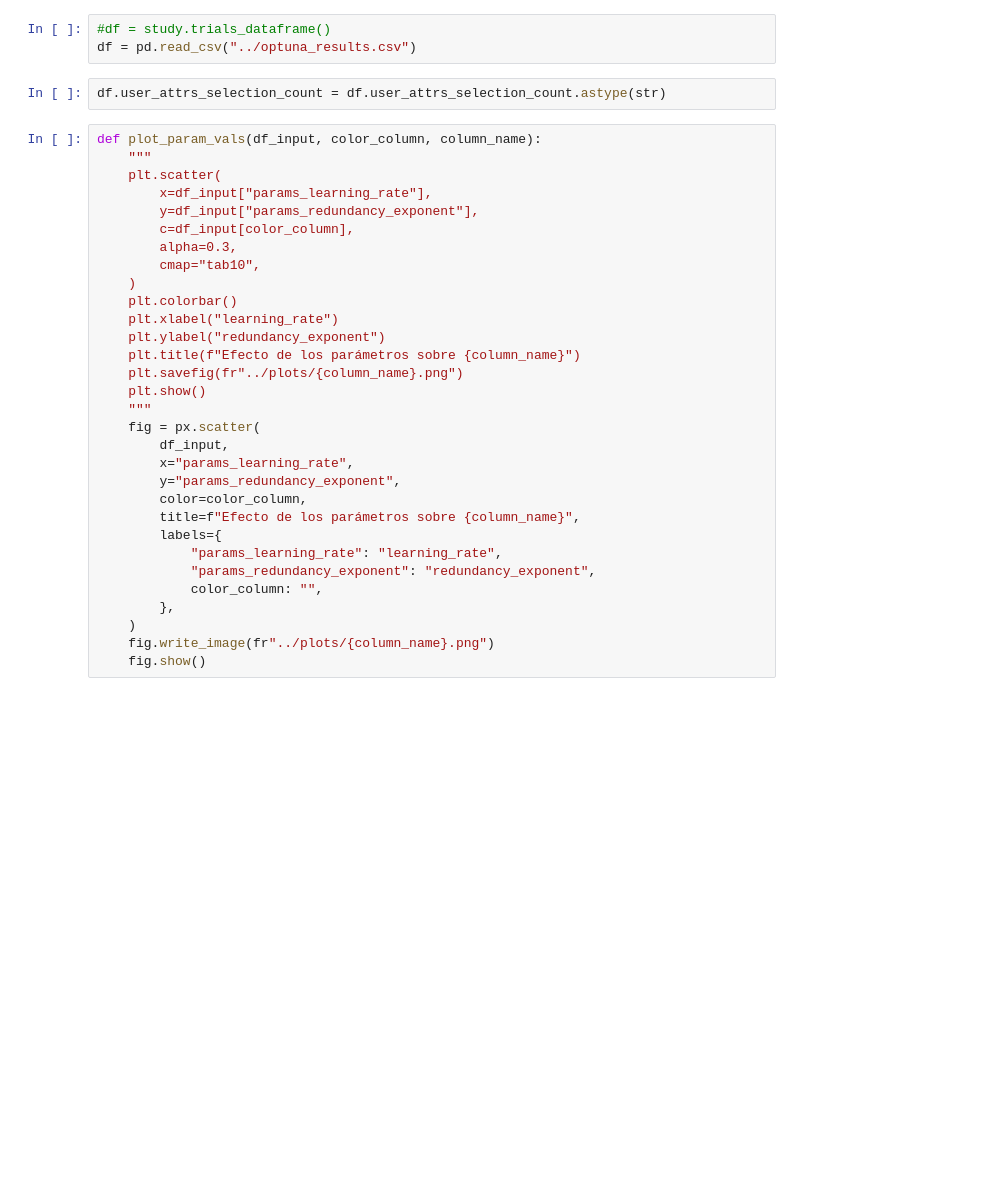
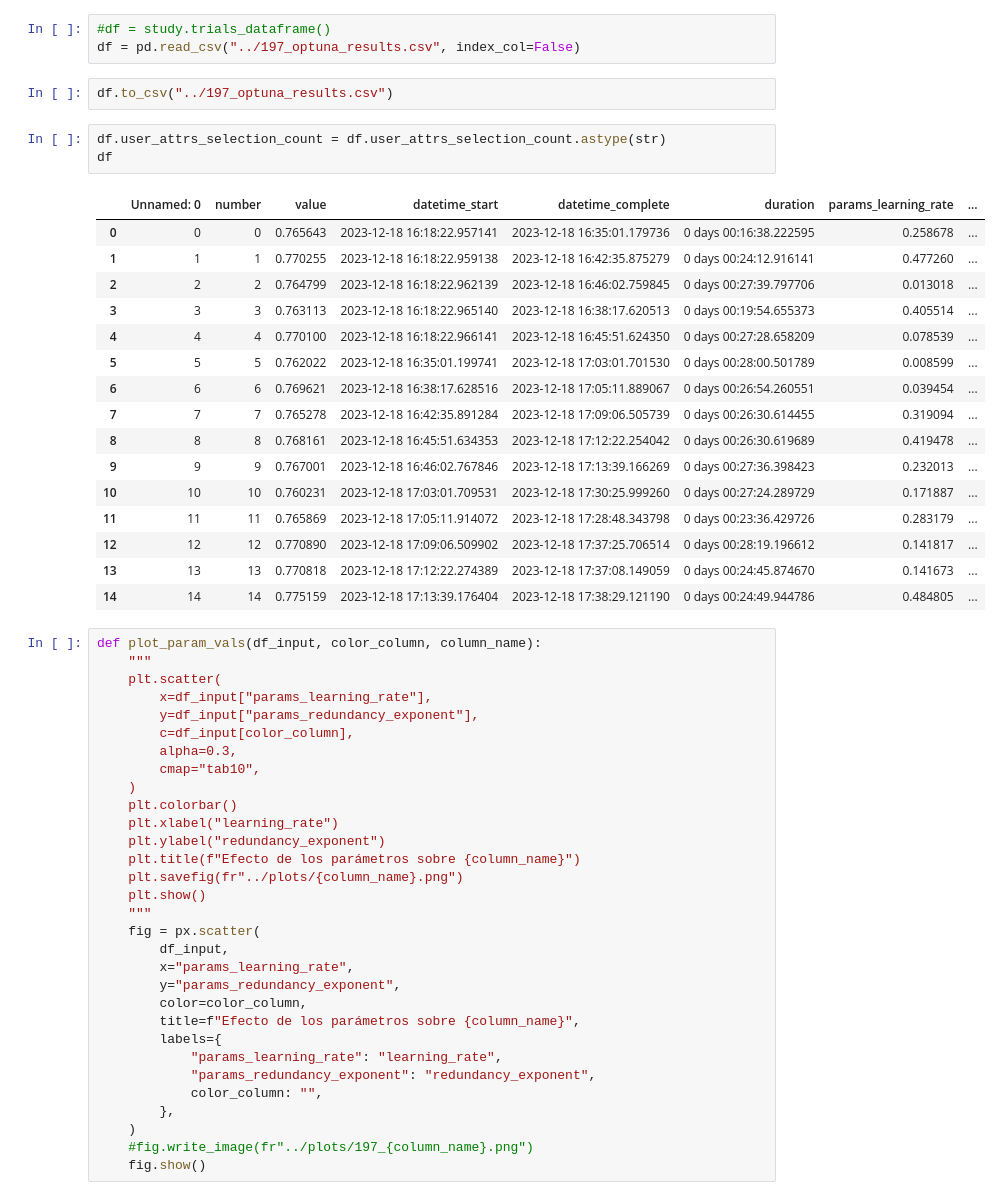
Before and after one commit to thesis-jdgs/model-testing, a Jupyter notebook: 02_sparsity/hyperparams.ipynb, the cells around one changed output. Saved outputs shown, nothing was run; the diff lists cells and outputs as text; blank space fills up the shorter version.

```diff
--- a/02_sparsity/hyperparams.ipynb
+++ b/02_sparsity/hyperparams.ipynb
@@ -52,8 +74,28 @@ import plotly.express as px
 # %%
 #df = study.trials_dataframe()
-df = pd.read_csv("../optuna_results.csv")
+df = pd.read_csv("../197_optuna_results.csv", index_col=False)
+# %%
+df.to_csv("../197_optuna_results.csv")
 # %%
 df.user_attrs_selection_count = df.user_attrs_selection_count.astype(str)
+df
+# %% [output]
+|  | Unnamed: 0 | number | value | datetime_start | datetime_complete | duration | params_learning_rate | ... |
+| 0 | 0 | 0 | 0.765643 | 2023-12-18 16:18:22.957141 | 2023-12-18 16:35:01.179736 | 0 days 00:16:38.222595 | 0.258678 | ... |
+| 1 | 1 | 1 | 0.770255 | 2023-12-18 16:18:22.959138 | 2023-12-18 16:42:35.875279 | 0 days 00:24:12.916141 | 0.477260 | ... |
+| 2 | 2 | 2 | 0.764799 | 2023-12-18 16:18:22.962139 | 2023-12-18 16:46:02.759845 | 0 days 00:27:39.797706 | 0.013018 | ... |
+| 3 | 3 | 3 | 0.763113 | 2023-12-18 16:18:22.965140 | 2023-12-18 16:38:17.620513 | 0 days 00:19:54.655373 | 0.405514 | ... |
+| 4 | 4 | 4 | 0.770100 | 2023-12-18 16:18:22.966141 | 2023-12-18 16:45:51.624350 | 0 days 00:27:28.658209 | 0.078539 | ... |
+| 5 | 5 | 5 | 0.762022 | 2023-12-18 16:35:01.199741 | 2023-12-18 17:03:01.701530 | 0 days 00:28:00.501789 | 0.008599 | ... |
+| 6 | 6 | 6 | 0.769621 | 2023-12-18 16:38:17.628516 | 2023-12-18 17:05:11.889067 | 0 days 00:26:54.260551 | 0.039454 | ... |
+| 7 | 7 | 7 | 0.765278 | 2023-12-18 16:42:35.891284 | 2023-12-18 17:09:06.505739 | 0 days 00:26:30.614455 | 0.319094 | ... |
+| 8 | 8 | 8 | 0.768161 | 2023-12-18 16:45:51.634353 | 2023-12-18 17:12:22.254042 | 0 days 00:26:30.619689 | 0.419478 | ... |
+| 9 | 9 | 9 | 0.767001 | 2023-12-18 16:46:02.767846 | 2023-12-18 17:13:39.166269 | 0 days 00:27:36.398423 | 0.232013 | ... |
+| 10 | 10 | 10 | 0.760231 | 2023-12-18 17:03:01.709531 | 2023-12-18 17:30:25.999260 | 0 days 00:27:24.289729 | 0.171887 | ... |
+| 11 | 11 | 11 | 0.765869 | 2023-12-18 17:05:11.914072 | 2023-12-18 17:28:48.343798 | 0 days 00:23:36.429726 | 0.283179 | ... |
+| 12 | 12 | 12 | 0.770890 | 2023-12-18 17:09:06.509902 | 2023-12-18 17:37:25.706514 | 0 days 00:28:19.196612 | 0.141817 | ... |
+| 13 | 13 | 13 | 0.770818 | 2023-12-18 17:12:22.274389 | 2023-12-18 17:37:08.149059 | 0 days 00:24:45.874670 | 0.141673 | ... |
+| 14 | 14 | 14 | 0.775159 | 2023-12-18 17:13:39.176404 | 2023-12-18 17:38:29.121190 | 0 days 00:24:49.944786 | 0.484805 | ... |
 # %%
 def plot_param_vals(df_input, color_column, column_name):
     """
@@ -83,7 +125,7 @@ def plot_param_vals(df_input, color_column, column_name):
             color_column: "",
         },
     )
-    fig.write_image(fr"../plots/{column_name}.png")
+    #fig.write_image(fr"../plots/197_{column_name}.png")
     fig.show()
 # %%
 plot_param_vals(
```
Also changed, not shown: parts of 6 cells of this notebook, 6 other files.
